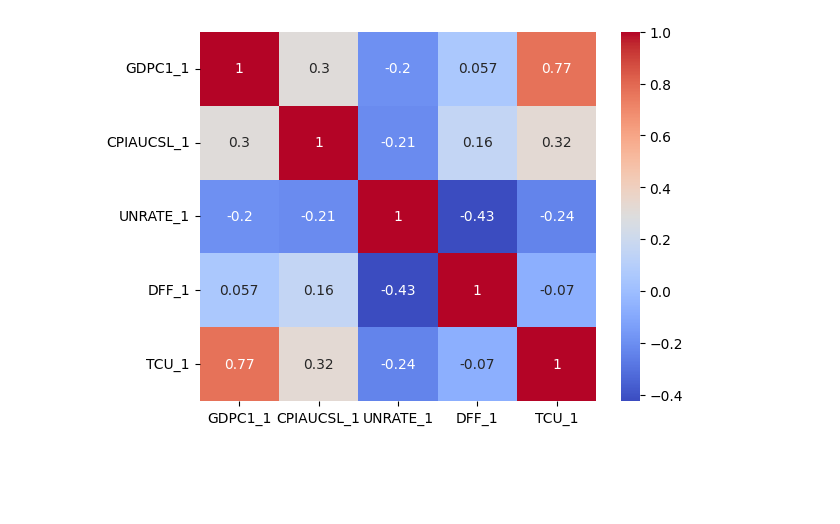
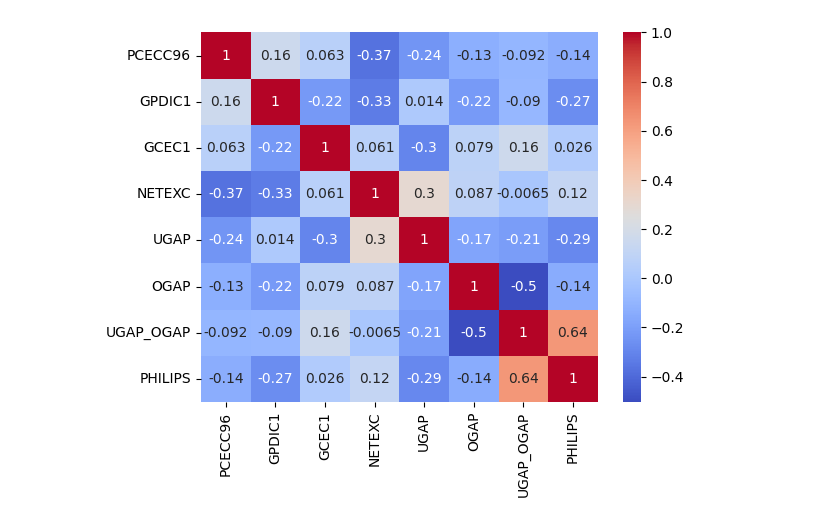
Before and after one commit to GongJr0/Econometrics2025-Project, a Jupyter notebook: main.ipynb, the cells around one changed output. Cells and saved outputs as stored; diff of their text form; code cells hidden in the pictures; blank space fills up the shorter version.

```diff
--- a/main.ipynb
+++ b/main.ipynb
@@ -60,25 +104,25 @@ plt.show()
 # %%
-target = pd.Series(rgdp['GDPC1'])
-X = pd.concat([rgdp,
-               cpi.loc[rgdp.index],
-               unrate.loc[rgdp.index],
-               dff.loc[rgdp.index],
-               tcu.loc[rgdp.index]], axis=1)
-X = X.shift(1).dropna(how='any')
-cols = X.columns.tolist()
-X.columns = [col + "_1" for col in cols]
-X_2 = X.shift(1)
-
-target = target.loc[X.index]
-time_idx = target.index
+fmt_regressors = [
+    np.log(pce).diff().loc[target.index],
+    np.log(pdi).diff().loc[target.index],
+    np.log(govexp).diff().loc[target.index],
+    netexp.diff().loc[target.index],
+    ugap.loc[target.index],
+    ogap.loc[target.index],
+    okun.loc[target.index],
+    philips.loc[target.index],
+]
+X = pd.concat(fmt_regressors, axis=1).shift(1).dropna()
+t_idx = X.index
+target = target.loc[t_idx]
 
 
 assert X.notna().all().all() == target.notna().all().all() == True, len(X) == len(target)
 sns.heatmap(X.corr(), annot=True, cmap='coolwarm')
 
 y = target.values
 # X = s.fit_transform(X.values)
 X = X.values
 # %% [output]
-[figure, old version]
+[figure, new version]
 # %%
```
Also changed, not shown: parts of 26 cells of this notebook, 16 other files.
